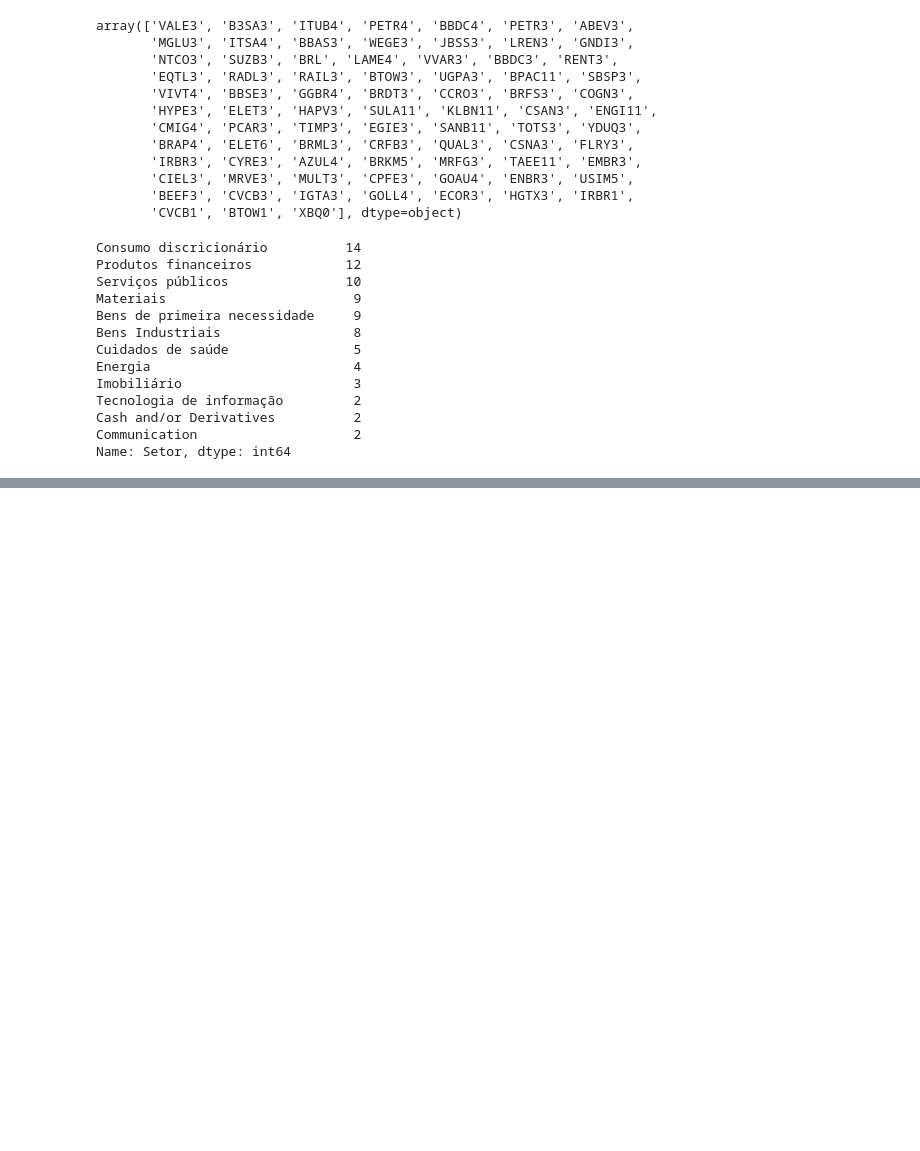
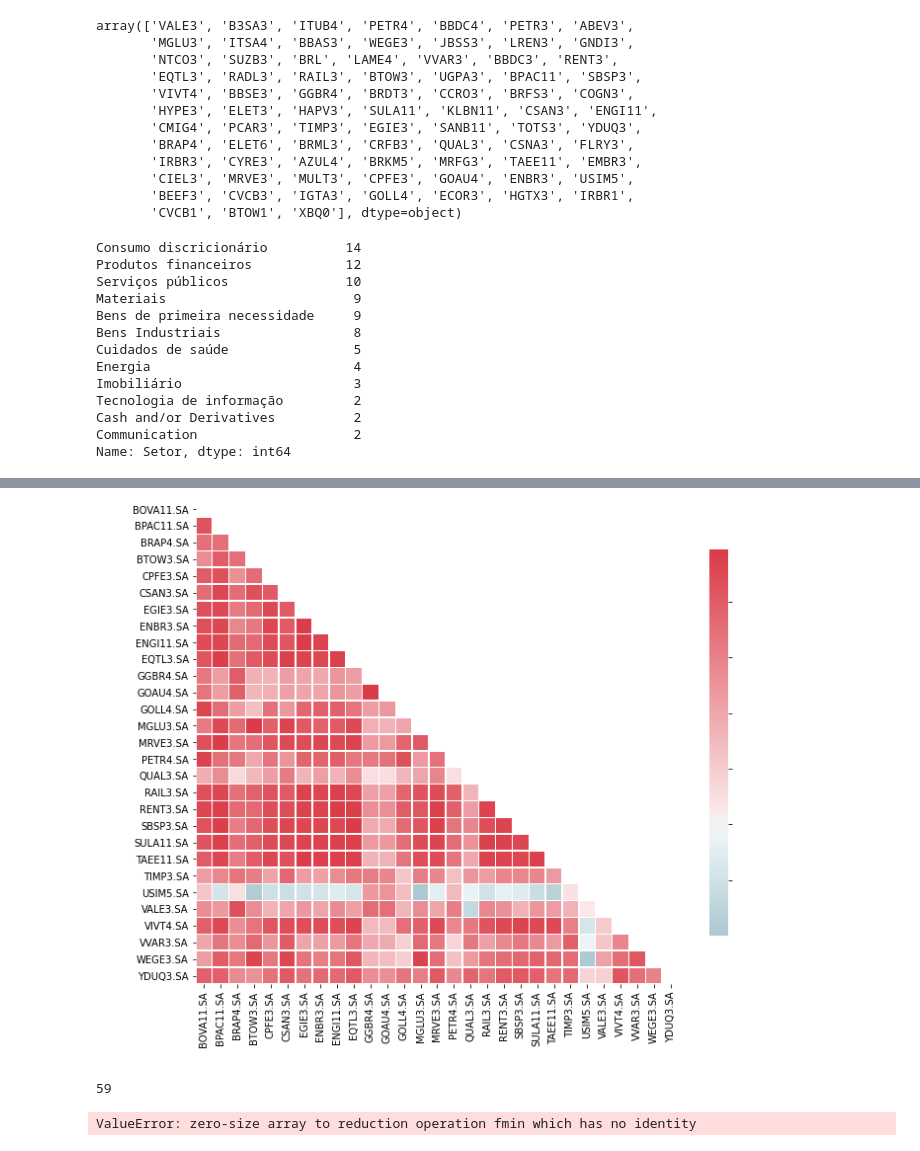
Before and after one commit to antoniosalomao/Rafter_A1, a Jupyter notebook: rafter_presentation.ipynb, the cells around one changed output, grey strips where cells are left out. Saved outputs shown, nothing was run; the diff lists cells and outputs as text; code cells hidden in the pictures; blank space fills up the shorter version.

```diff
--- a/rafter_presentation.ipynb
+++ b/rafter_presentation.ipynb
@@ -551,0 +641,35 @@ plt.show()
+# %%
+'''# Dimensionality reduction
+
+# Very weak correlations:
+mask = np.triu(np.ones_like(correl, dtype=bool))
+A_correl = correl.mask(mask)
+
+vw_to_drop = [c for c in correl.columns if any((A_correl[c] < 0.05) & (A_correl[c] > -0.05))]
+df_adj_vw_correl = df_adj_close.drop(vw_to_drop, axis=1)
+
+# Very weak correlation Matrix:
+
+vw_correl = df_adj_vw_correl.corr()
+mask = np.triu(np.ones_like(vw_correl, dtype=np.bool))
+f, ax = plt.subplots(figsize=(11, 9))
+cmap = sns.diverging_palette(220, 10, as_cmap=True)
+
+sns.heatmap(vw_correl, mask=mask, cmap=cmap, center=0, square=True, linewidths=0.5, cbar_kws={"shrink": 0.8})
+
+plt.show()
+
+print(len(to_drop))'''
+# %% [output]
+[figure, added]
+59
+# %%
+mask = np.triu(np.ones_like(low_correl, dtype=np.bool))
+f, ax = plt.subplots(figsize=(11, 9))
+cmap = sns.diverging_palette(220, 10, as_cmap=True)
+
+sns.heatmap(low_correl, mask=mask, cmap=cmap, center=0, square=True, linewidths=0.5, cbar_kws={"shrink": 0.8})
+
+plt.show()
+# %% [output]
+ValueError: zero-size array to reduction operation fmin which has no identity
```
Also changed, not shown: parts of 14 cells of this notebook.
